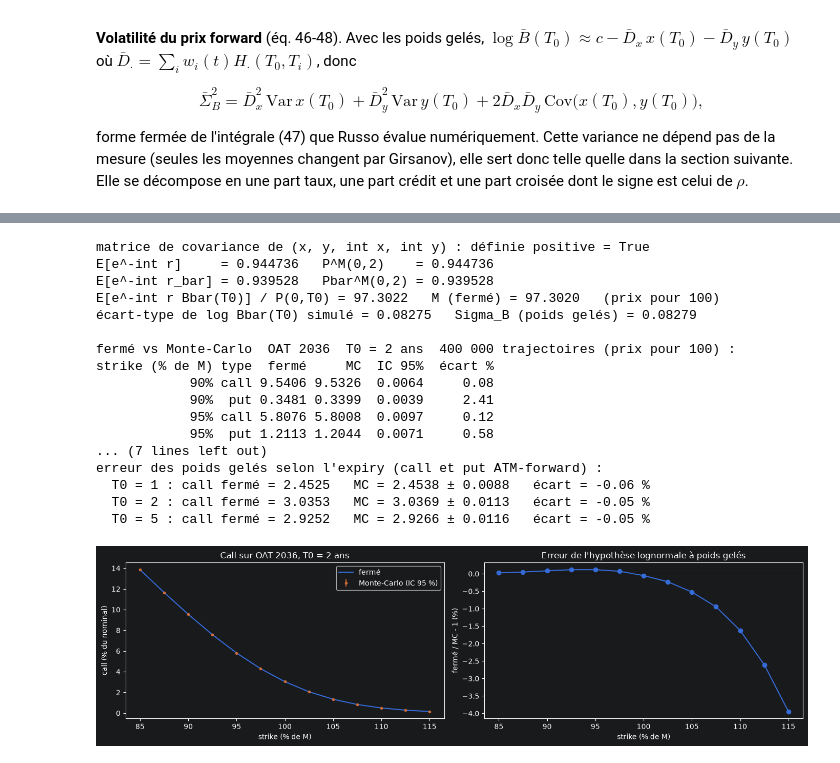
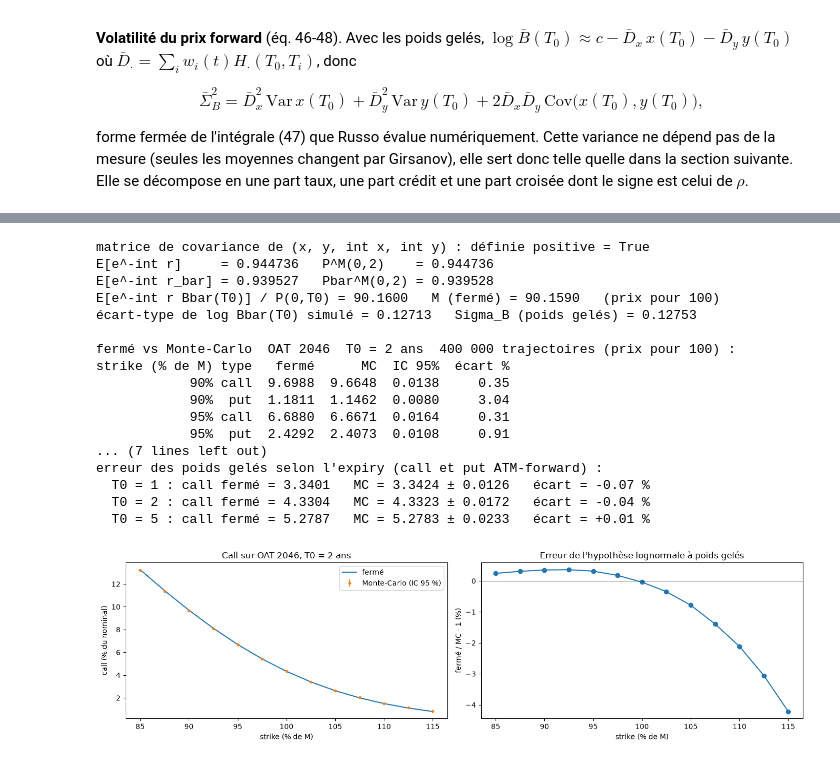
Before and after one commit to alexisdantzikian/BondOptionPricer, a Jupyter notebook: main/oat_option_pricer.ipynb, the cells around one changed output, grey strips where cells are left out. Saved outputs shown, nothing was run; the diff lists cells and outputs as text; code cells hidden in the pictures.

```diff
--- a/main/oat_option_pricer.ipynb
+++ b/main/oat_option_pricer.ipynb
@@ -792,9 +838,15 @@ def residuals(curve, a, sigma, tab):
     tab["residu_bp"] = tab["vol"] * tab["residu"] * 1e4               # Bachelier ATM : prix linéaire en vol
     return tab
 
-def coterminal(tab, T_star, T0_min=1.0):
-    """Swaptions dont le swap sous-jacent se termine en T_star (arrondi à l'année), expiry >= T0_min."""
-    return tab[np.isclose(tab["T0"] + tab["tenor"], round(T_star)) & (tab["T0"] >= T0_min)]
+def coterminal(curve, cube, T_star, T0_min=1.0):
+    """Swaptions co-terminales T0 + n = T_star, T0 >= T0_min ; vol interpolée linéairement en tenor si n n'est pas coté."""
+    rows = []
+    for T0 in cube.index:
+        n = T_star - T0
+        if T0 >= T0_min and n >= 1 and float(n).is_integer():
+            vol = np.interp(n, cube.columns, cube.loc[T0].values)
+            rows.append({"T0": T0, "tenor": n, "coté": n in cube.columns, "vol": vol, "prix_mkt": bachelier_atm(curve, T0, n, vol)})
+    return pd.DataFrame(rows)
 
 swaptions = swaption_table(curve, cube)
 print(f"{len(swaptions)} swaptions retenues sur {cube.size}")
@@ -1436,58 +1489,58 @@ T0 = 2.0
 mc = hw2f_mc(m_cal, T0, n_paths=400_000)
 print("matrice de covariance de (x, y, int x, int y) : définie positive =", np.all(np.linalg.eigvalsh(mc.cov) > 0))
 print(f"E[e^-int r]     = {mc.disc.mean():.6f}   P^M(0,{T0:.0f})    = {curve.df(T0):.6f}")
 print(f"E[e^-int r_bar] = {mc.disc_bar.mean():.6f}   Pbar^M(0,{T0:.0f}) = {risky.df(T0):.6f}")
-B = mc.bond(oat10)
-M = m_cal.forward_M(0, T0, oat10)
+B = mc.bond(oat46)
+M = m_cal.forward_M(0, T0, oat46)
 print(f"E[e^-int r Bbar(T0)] / P(0,T0) = {np.mean(mc.disc * B) / curve.df(T0) * 100:.4f}   M (fermé) = {M * 100:.4f}   (prix pour 100)")
-print(f"écart-type de log Bbar(T0) simulé = {np.std(np.log(B)):.5f}   Sigma_B (poids gelés) = {m_cal.sigma_B(0, T0, oat10):.5f}")
+print(f"écart-type de log Bbar(T0) simulé = {np.std(np.log(B)):.5f}   Sigma_B (poids gelés) = {m_cal.sigma_B(0, T0, oat46):.5f}")
 
-print(f"\nfermé vs Monte-Carlo, OAT 2036, T0 = {T0:.0f} ans, {len(mc.x):,} trajectoires (prix pour 100) :".replace(",", " "))
+print(f"\nfermé vs Monte-Carlo, OAT 2046, T0 = {T0:.0f} ans, {len(mc.x):,} trajectoires (prix pour 100) :".replace(",", " "))
 rows = []
 for k in [0.90, 0.95, 1.00, 1.05, 1.10]:
     X = k * M
     for call in [True, False]:
-        ferme = m_cal.option(0, T0, oat10, X, call=call) * 100
-        mcp, ic = mc.price(oat10, X, call)
+        ferme = m_cal.option(0, T0, oat46, X, call=call) * 100
+        mcp, ic = mc.price(oat46, X, call)
         rows.append({"strike (% de M)": f"{k:.0%}", "type": "call" if call else "put", "fermé": ferme, "MC": mcp * 100, "IC 95%": ic * 100, "écart %": (ferme / (mcp * 100) - 1) * 100})
 print(pd.DataFrame(rows).round({"fermé": 4, "MC": 4, "IC 95%": 4, "écart %": 2}).to_string(index=False))
 
 print("\nerreur des poids gelés selon l'expiry (call et put ATM-forward) :")
 for T0 in [1.0, 2.0, 5.0]:
     mc_ = hw2f_mc(m_cal, T0, n_paths=400_000)
-    M = m_cal.forward_M(0, T0, oat10)
-    c_f, (c_mc, ic_c) = m_cal.option(0, T0, oat10, M) * 100, mc_.price(oat10, M)
+    M = m_cal.forward_M(0, T0, oat46)
+    c_f, (c_mc, ic_c) = m_cal.option(0, T0, oat46, M) * 100, mc_.price(oat46, M)
     print(f"  T0 = {T0:.0f} : call fermé = {c_f:.4f}   MC = {c_mc * 100:.4f} ± {ic_c * 100:.4f}   écart = {(c_f / (c_mc * 100) - 1) * 100:+.2f} %")
 
 ks = np.linspace(0.85, 1.15, 13)
-T0 = 2.0; M = m_cal.forward_M(0, T0, oat10)
+T0 = 2.0; M = m_cal.forward_M(0, T0, oat46)
 fig, ax = plt.subplots(1, 2, figsize=(14, 4))
-ferme = [m_cal.option(0, T0, oat10, k * M) * 100 for k in ks]
-mcs = [mc.price(oat10, k * M) for k in ks]
+ferme = [m_cal.option(0, T0, oat46, k * M) * 100 for k in ks]
+mcs = [mc.price(oat46, k * M) for k in ks]
 ax[0].plot(ks * 100, ferme, label="fermé"); ax[0].errorbar(ks * 100, [v[0] * 100 for v in mcs], yerr=[v[1] * 100 for v in mcs], fmt=".", label="Monte-Carlo (IC 95 %)")
-ax[0].set_xlabel("strike (% de M)"); ax[0].set_ylabel("call (% du nominal)"); ax[0].legend(); ax[0].set_title(f"Call sur OAT 2036, T0 = {T0:.0f} ans")
+ax[0].set_xlabel("strike (% de M)"); ax[0].set_ylabel("call (% du nominal)"); ax[0].legend(); ax[0].set_title(f"Call sur OAT 2046, T0 = {T0:.0f} ans")
 ax[1].plot(ks * 100, [(f / (v[0] * 100) - 1) * 100 for f, v in zip(ferme, mcs)], "o-"); ax[1].axhline(0, color="k", lw=0.5)
 ax[1].set_xlabel("strike (% de M)"); ax[1].set_ylabel("fermé / MC - 1 (%)"); ax[1].set_title("Erreur de l'hypothèse lognormale à poids gelés")
 plt.tight_layout(); plt.show()
 # %% [output]
 matrice de covariance de (x, y, int x, int y) : définie positive = True
 E[e^-int r]     = 0.944736   P^M(0,2)    = 0.944736
-E[e^-int r_bar] = 0.939528   Pbar^M(0,2) = 0.939528
-E[e^-int r Bbar(T0)] / P(0,T0) = 97.3022   M (fermé) = 97.3020   (prix pour 100)
-écart-type de log Bbar(T0) simulé = 0.08275   Sigma_B (poids gelés) = 0.08279
+E[e^-int r_bar] = 0.939527   Pbar^M(0,2) = 0.939528
+E[e^-int r Bbar(T0)] / P(0,T0) = 90.1600   M (fermé) = 90.1590   (prix pour 100)
+écart-type de log Bbar(T0) simulé = 0.12713   Sigma_B (poids gelés) = 0.12753
 
-fermé vs Monte-Carlo  OAT 2036  T0 = 2 ans  400 000 trajectoires (prix pour 100) :
-strike (% de M) type  fermé     MC  IC 95%  écart %
-            90% call 9.5406 9.5326  0.0064     0.08
-            90%  put 0.3481 0.3399  0.0039     2.41
-            95% call 5.8076 5.8008  0.0097     0.12
-            95%  put 1.2113 1.2044  0.0071     0.58
+fermé vs Monte-Carlo  OAT 2046  T0 = 2 ans  400 000 trajectoires (prix pour 100) :
+strike (% de M) type   fermé      MC  IC 95%  écart %
+            90% call  9.6988  9.6648  0.0138     0.35
+            90%  put  1.1811  1.1462  0.0080     3.04
+            95% call  6.6880  6.6671  0.0164     0.31
+            95%  put  2.4292  2.4073  0.0108     0.91
 ... (7 lines left out)
 erreur des poids gelés selon l'expiry (call et put ATM-forward) :
-  T0 = 1 : call fermé = 2.4525   MC = 2.4538 ± 0.0088   écart = -0.06 %
-  T0 = 2 : call fermé = 3.0353   MC = 3.0369 ± 0.0113   écart = -0.05 %
-  T0 = 5 : call fermé = 2.9252   MC = 2.9266 ± 0.0116   écart = -0.05 %
+  T0 = 1 : call fermé = 3.3401   MC = 3.3424 ± 0.0126   écart = -0.07 %
+  T0 = 2 : call fermé = 4.3304   MC = 4.3323 ± 0.0172   écart = -0.04 %
+  T0 = 5 : call fermé = 5.2787   MC = 5.2783 ± 0.0233   écart = +0.01 %
-[figure, old version]
+[figure, new version]
 # %% [markdown]
 ## 11. Résultats
 
```
Also changed, not shown: parts of 15 cells of this notebook, 1 other file.
